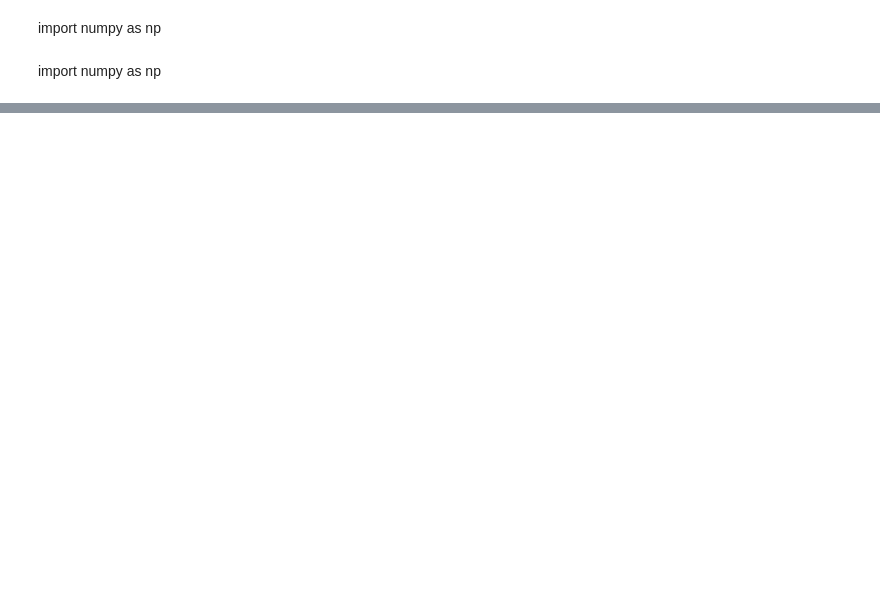
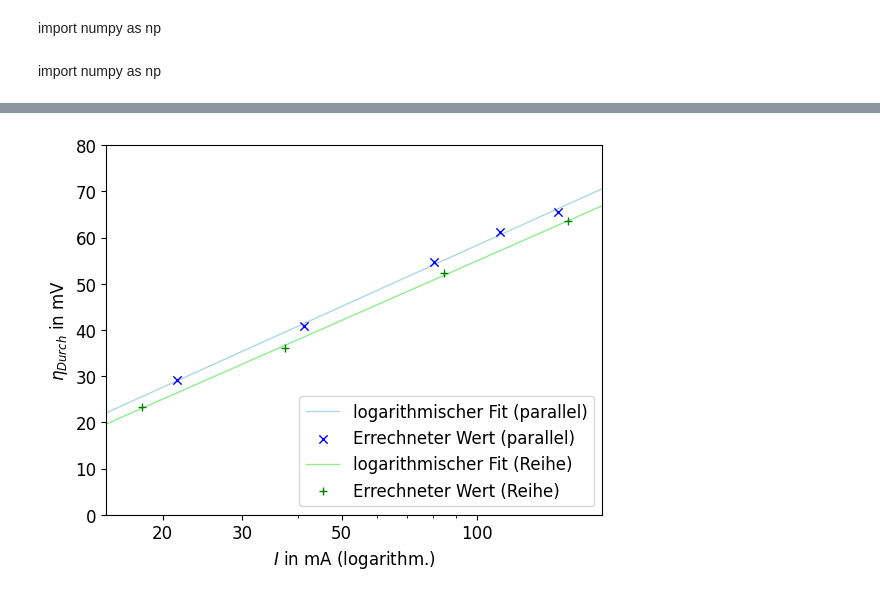
Before and after one commit to MaggdaDev/AP2, a Jupyter notebook: BRZ/brz.ipynb, the cells around one changed output, grey strips where cells are left out. Cells and saved outputs as stored; diff of their text form; code cells hidden in the pictures; blank space fills up the shorter version.

```diff
--- a/BRZ/brz.ipynb
+++ b/BRZ/brz.ipynb
@@ -62,0 +226,75 @@ ValueError: 'x' and 'y' must have the same size
+# %%
+from scipy.optimize import curve_fit
+
+## parallel
+
+#plt.xlim(0, 200)
+plt.ylim(0,80)
+u0Parallel = uDataParallelVoltMean[0]
+u0Reihe = uDataReiheVoltMean[0]
+print("u0Parallel:", u0Parallel)
+print("u0Reihe:", u0Reihe)
+def calcEtaDurch(iData, uData, u0, ohmSlope):# ohm slope must be negative
+    return u0 - uData + ohmSlope * iData
+print("Ohm slope:", ohmSlope)
+parallelStartIdx = 3
+parallelStopIdx = 8
+reiheStopIdx = 5
+etaParallel = calcEtaDurch(iDataParallelAmpereMean[parallelStartIdx:parallelStopIdx],
+                              uDataParallelVoltMean[parallelStartIdx:parallelStopIdx], u0Parallel, ohmSlope)
+etaReihe = calcEtaDurch(iDataReiheAmpereMean[:reiheStopIdx], uDataReiheVoltMean[:reiheStopIdx], u0Reihe, ohmSlope)
+
+plt.xlabel("$I$ in mA (logarithm.)")
+plt.ylabel("$\eta_{Durch}$ in mV ")
+plt.xscale("log")
+
+
+def theory_function(I, a, b):
+    return a * np.log(I * b)
+
+# Fit the parallel data
+parallel_opt_params, _ = curve_fit(theory_function, iDataParallelAmpereMean[parallelStartIdx:parallelStopIdx], etaParallel)
+parallel_a, parallel_b = parallel_opt_params
+print("Parallel Optimal Parameters:")
+print("a =", parallel_a)
+print("b =", parallel_b)
+
+# Fit the reihe data
+reihe_opt_params, _ = curve_fit(theory_function, iDataReiheAmpereMean[1:reiheStopIdx], etaReihe[1:])
+reihe_a, reihe_b = reihe_opt_params
+print("Reihe Optimal Parameters:")
+print("a =", reihe_a)
+print("b =", reihe_b)
+
+linsp = np.linspace(0.001, 0.3, 1000)
+# Generate data for the fitted curves
+parallel_fit_data = theory_function(linsp, parallel_a, parallel_b)
+reihe_fit_data = theory_function(linsp, reihe_a, reihe_b)
+
+# Plot the fitted curves
+
+plt.plot(linsp*1000, parallel_fit_data*1000, label="logarithmischer Fit (parallel)", color="lightblue", zorder=0)
+plt.scatter(iDataParallelAmpereMean[parallelStartIdx:parallelStopIdx]*1000,
+            1000*etaParallel, label="Errechneter Wert (parallel)", color="blue", zorder=3)
+
+plt.plot(linsp*1000, reihe_fit_data*1000, label="logarithmischer Fit (Reihe)", color="lightgreen", zorder=0)
+plt.scatter(iDataReiheAmpereMean[:reiheStopIdx]*1000,
+            1000*etaReihe, label="Errechneter Wert (Reihe)", color="green", marker="+", zorder=3)
+
+
+plt.xticks([20, 30, 50, 100,200], ["20","30", "50", "100", "200"])
+plt.xlim(15, 190)
+
+plt.legend(loc="lower right")
+
+T = 298.15
+R = 8.314
+def calculateAlphaFromVorfaktor(vorfaktor):
+    return 1 - (R * T) / (2 * f * vorfaktor)
+
+print("Parallel alpha:", calculateAlphaFromVorfaktor(parallel_a))
+print("Reihe alpha:", calculateAlphaFromVorfaktor(reihe_a))
+
+print("Parallel I0:", -1 / parallel_b)
+print("Reihe I0:", -1 / reihe_b)
+# %% [output]
@@ -62,0 +314 @@ ValueError: 'x' and 'y' must have the same size
+[figure, added]
```
Also changed, not shown: parts of 7 cells of this notebook, 15 other files.
